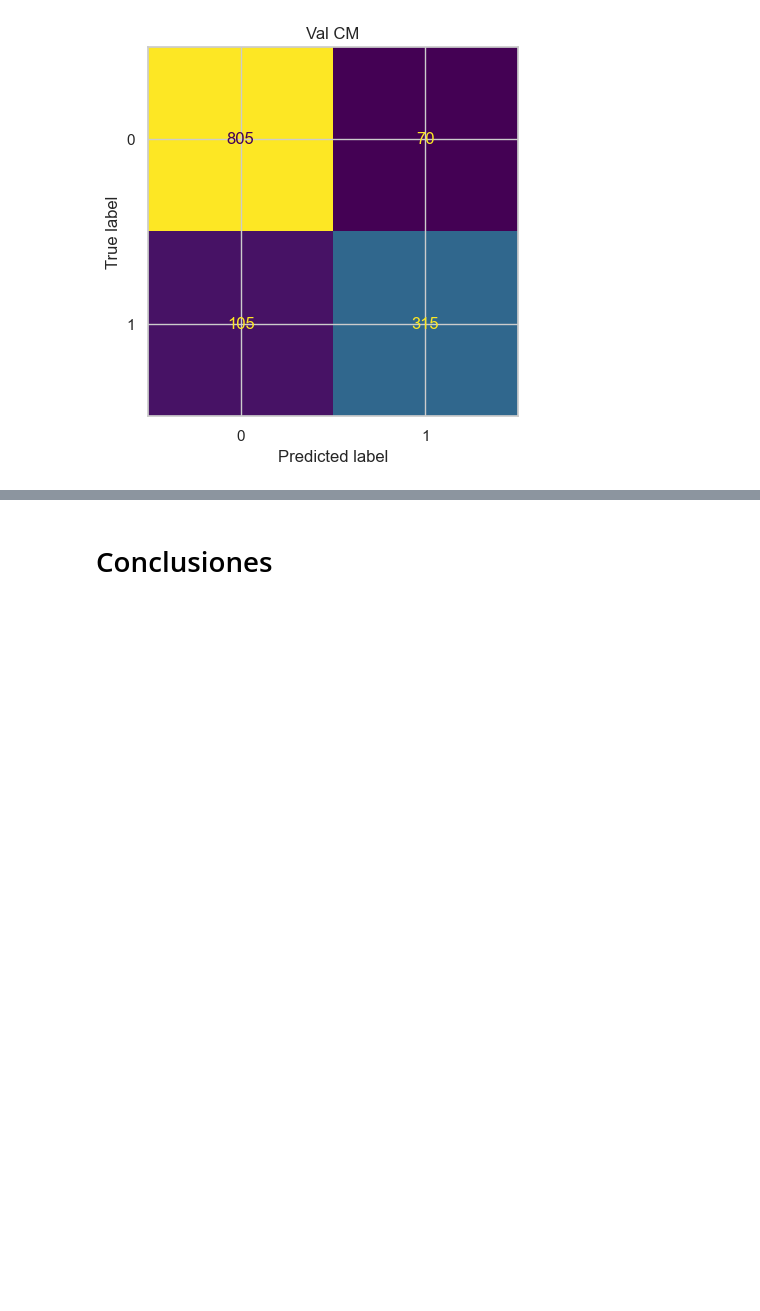
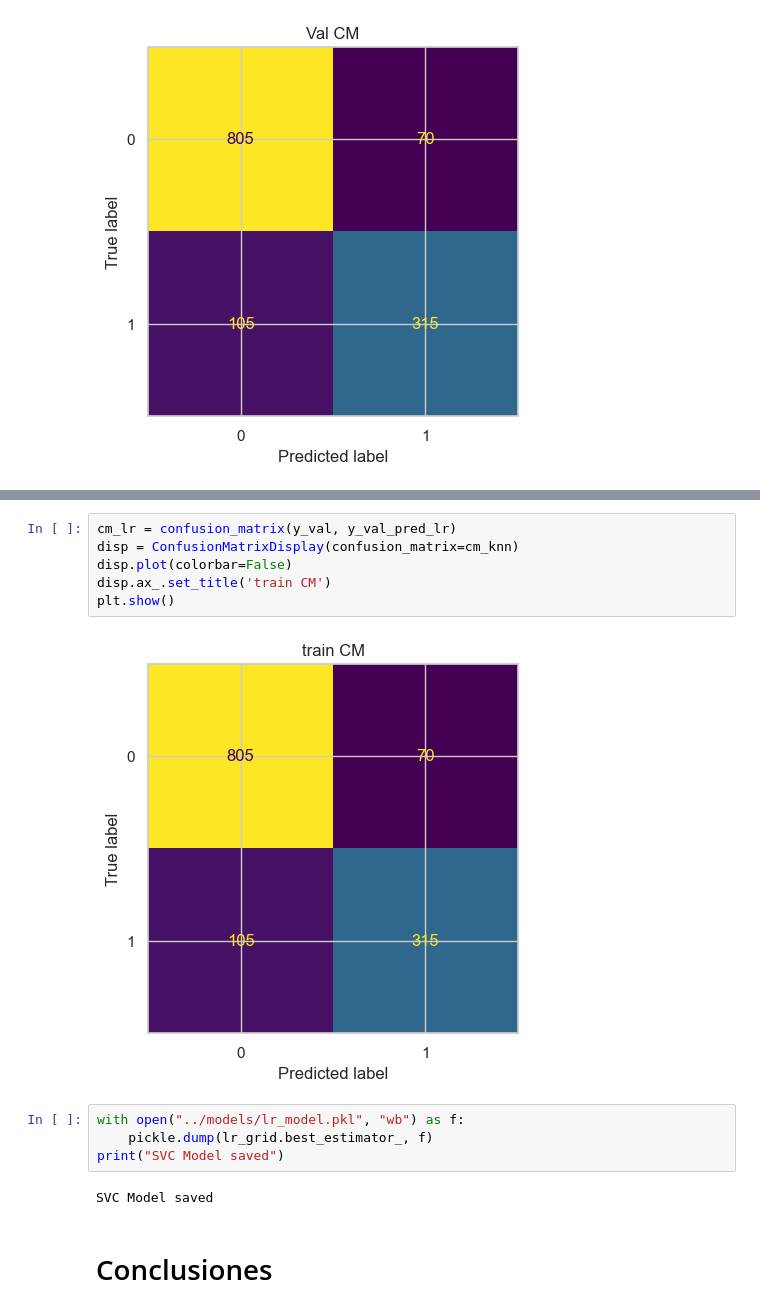
Before and after one commit to A01795375/Proyecto_Integrador_cancer, a Jupyter notebook: notebooks/Avance 3.ipynb, the cells around one changed output, grey strips where cells are left out. Drawn from its saved outputs; the diff is of its cells as text; blank space fills up the shorter version.

Commit message:
udpated: avance 3 - added lr model

```diff
--- a/notebooks/Avance 3.ipynb
+++ b/notebooks/Avance 3.ipynb
@@ -360,3 +471,17 @@ plt.show()
+# %%
+cm_lr = confusion_matrix(y_val, y_val_pred_lr)
+disp = ConfusionMatrixDisplay(confusion_matrix=cm_knn)
+disp.plot(colorbar=False)
+disp.ax_.set_title('train CM')
+plt.show()
+# %% [output]
+[figure, added]
+# %%
+with open("../models/lr_model.pkl", "wb") as f:
+    pickle.dump(lr_grid.best_estimator_, f)
+print("SVC Model saved")
+# %% [output]
+SVC Model saved
 # %% [markdown]
 # Conclusiones
 # %% [markdown]
```
Also changed, not shown: parts of 17 cells of this notebook, 3 other files.
